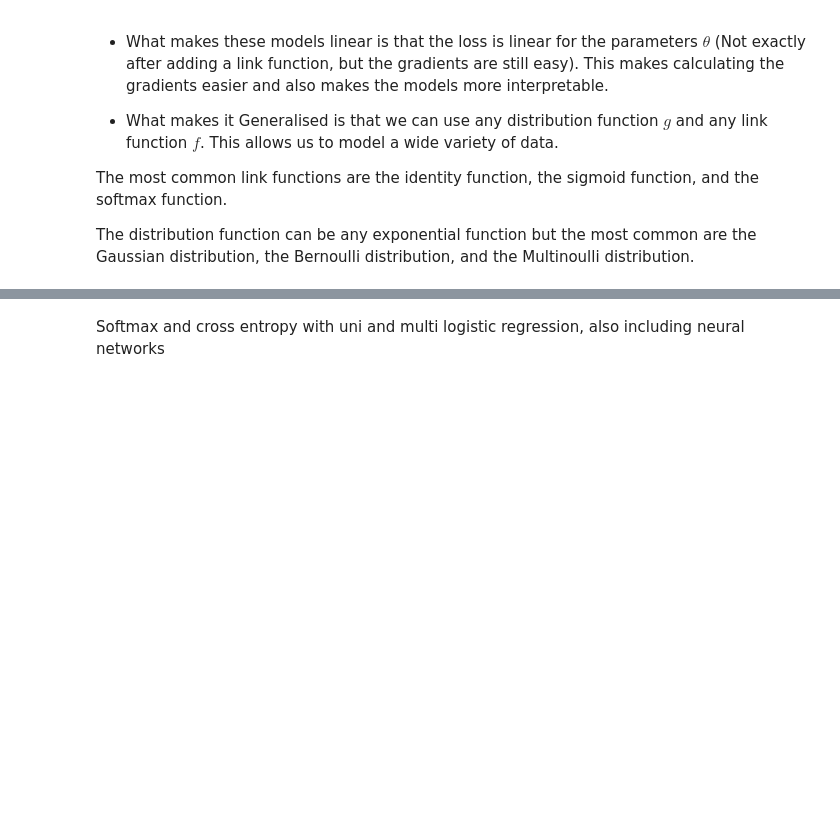
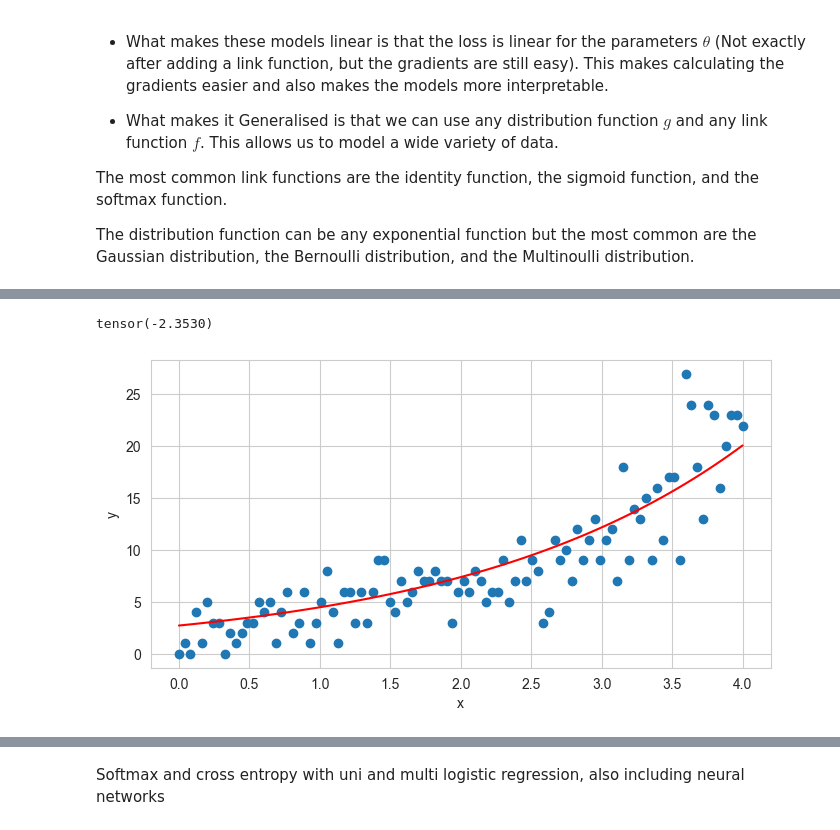
Before and after one commit to Gaurav17Joshi/CompStats, a Jupyter notebook: _build/jupyter_execute/notebooks/Probabilistic_Modelling/GLMs.ipynb, the cells around one changed output, grey strips where cells are left out. Cells and saved outputs as stored; diff of their text form; code cells hidden in the pictures; blank space fills up the shorter version.

```diff
--- a/_build/jupyter_execute/notebooks/Probabilistic_Modelling/GLMs.ipynb
+++ b/_build/jupyter_execute/notebooks/Probabilistic_Modelling/GLMs.ipynb
@@ -74,0 +83,24 @@ plt.show()
+# %%
+## Stimulating Poisson regression data
+import torch
+import torch.distributions as dist
+
+torch.manual_seed(42)
+theta_0 = 1
+theta_1 = 0.5
+x = torch.linspace(0, 4, 100)
+lambdas = torch.exp(theta_0 + theta_1 * x)
+poisson_dist = dist.Poisson(lambdas)
+ys = poisson_dist.sample()
+
+# Plotting the data
+plt.figure(figsize=(8, 4))
+plt.scatter(x, ys, label='observations')
+plt.plot(x, lambdas, 'r', label='true expected count')
+plt.xlabel('x')
+plt.ylabel('y')
+
+print(poisson_dist.log_prob(ys).mean())
+# %% [output]
+tensor(-2.3530)
+[figure, added]
```
Also changed, not shown: parts of 8 cells of this notebook, 9 other files.
